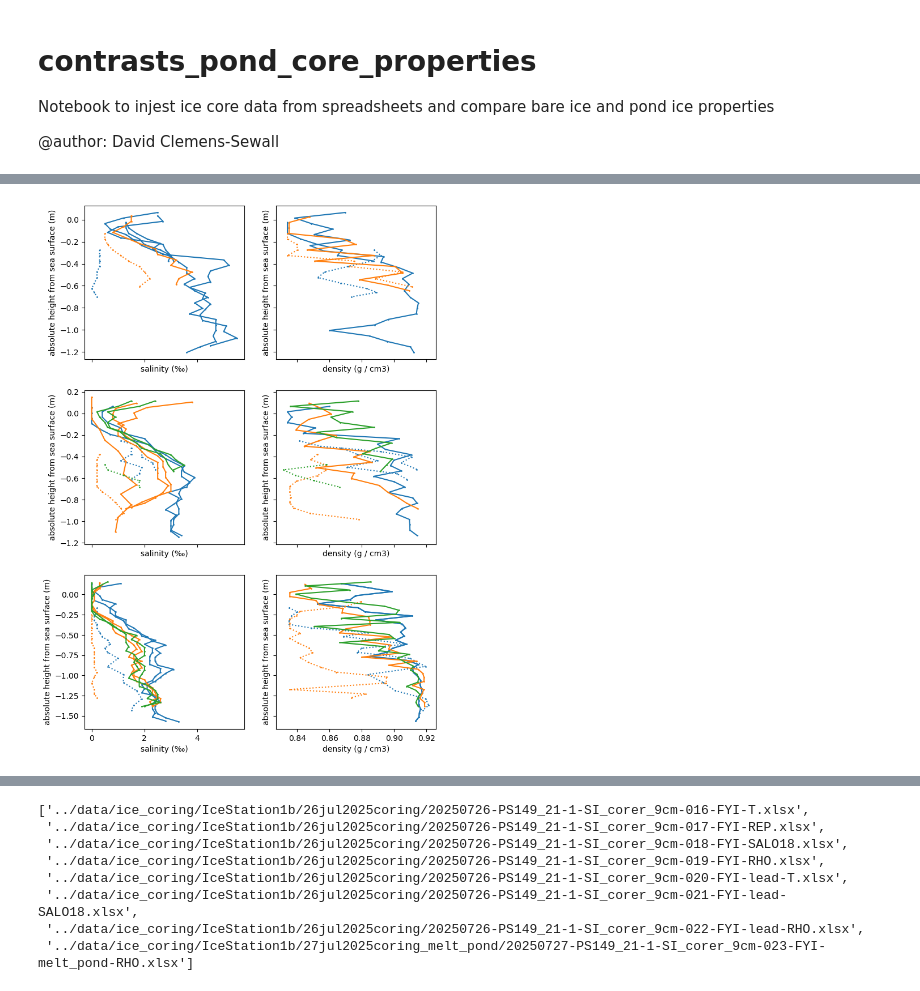
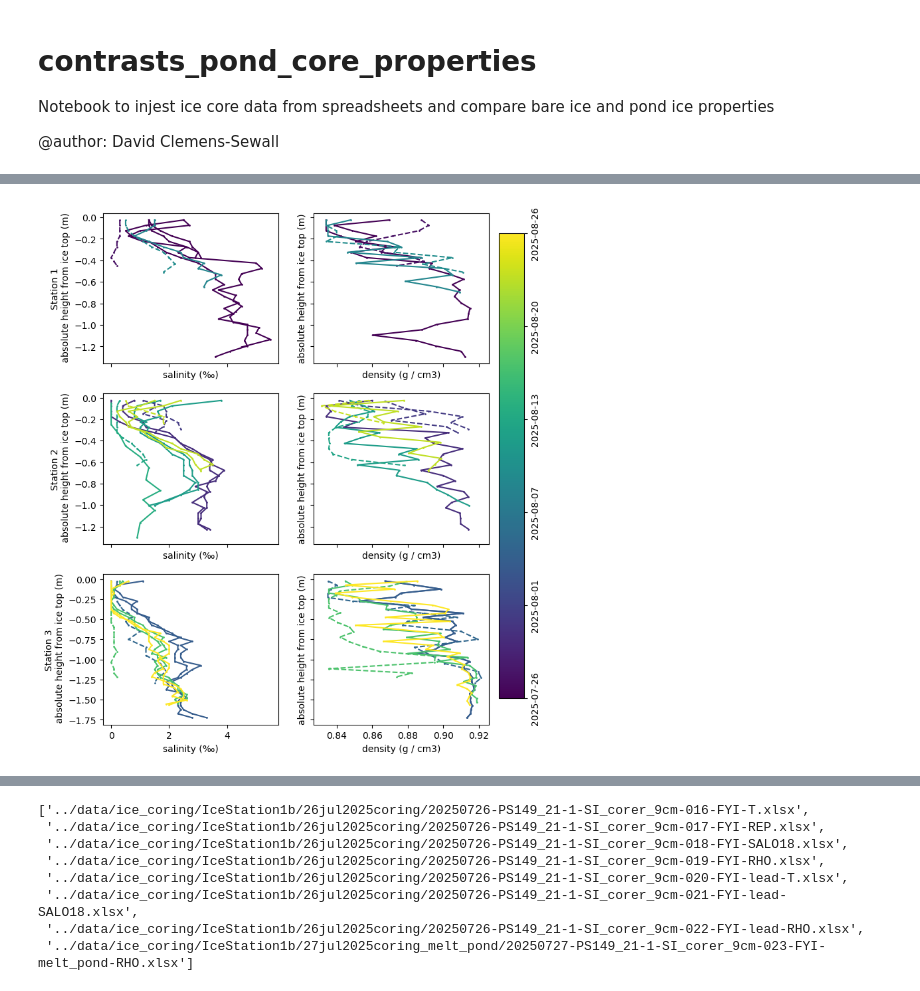
Before and after one commit to davidclemenssewall/contrasts, a Jupyter notebook: contrasts_pond_core_properties.ipynb, the cells around one changed output, grey strips where cells are left out. Saved outputs shown, nothing was run; the diff lists cells and outputs as text; code cells hidden in the pictures.

```diff
--- a/contrasts_pond_core_properties.ipynb
+++ b/contrasts_pond_core_properties.ipynb
@@ -379,3 +401,7 @@ df_cores = pd.DataFrame({'station': ls_s,
                          'name': ls_name,
                          'core': ls_icecore})
 df_cores = df_cores.set_index(['station', 'visit', 'name'])
+
+df_cores['timestamp'] = datetime(2025, 1, 1, tzinfo=timezone.utc)
+for i in np.arange(df_cores.shape[0]):
+    df_cores.iat[i,1] = df_cores.iat[i,0].timestamp
@@ -403,38 +408,63 @@ df_cores
 # %%
 # Plot all salinities and densities
-f, axs = plt.subplots(3, 2, sharex='col', sharey='row', figsize=(8, 12))
+f, axs = plt.subplots(3, 2, sharex='col', sharey='row', figsize=(7.5, 10))
 
 stations = ['1', '2', '3']
 
-color_dict = {'b': 'C0',
-              'c': 'C1',
-              'd': 'C2',
-             }
-
+z_ref = 'ice top'
+z_scale = 'absolute'
+pallette = 'viridis'
 kind = 'center'
 markersize = 1
+
+cmap = cm.get_cmap(pallette)
+min_time = df_cores.timestamp.min()
+max_time = df_cores.timestamp.max()
 
 for i, station in enumerate(stations):
     df_temp = df_cores.query('station == @station').reset_index()
     for tup in df_temp.itertuples():
         if tup[3] == '20250730-PS149_25-1-SI_corer_9cm-021-SMYI-RHO':
             continue # input is missing draft and freeboard, skip for now
 
         visit = tup[2]
         ic = tup[4]
         if ic.ponded:
-            ls = 'dotted'
+            ls = 'dashed'
         else:
             ls = 'solid'
+        color = cmap((tup[5] - min_time)/(max_time - min_time))
         if 'salinity' in ic.units:
             #print(tup[3])
-            ic.plot_profile(axs[i,0], 'salinity', z_ref='sea surface',
-                            color=color_dict[visit], linestyle=ls,
+            ic.plot_profile(axs[i,0], 'salinity', z_ref=z_ref,
+                            z_scale=z_scale,
+                            color=color, linestyle=ls,
                            kind=kind, markersize=markersize)
         if 'density' in ic.units:
             #print(tup[3])
-            ic.plot_profile(axs[i,1], 'density', z_ref='sea surface',
-                            color=color_dict[visit], linestyle=ls,
+            ic.plot_profile(axs[i,1], 'density', z_ref=z_ref,
+                            z_scale=z_scale,
+                            color=color, linestyle=ls,
                            kind=kind, markersize=markersize)
+    # Update ylabel
+    ylbl = axs[i,0].get_ylabel()
+    axs[i,0].set_ylabel(f'Station {station}\n {ylbl}')
+
+# Add colorbar
+nticks = 6
+f.subplots_adjust(right=0.9)
+cbar_ax = f.add_axes([0.92, 0.15, 0.05, 0.7])
+ticks = np.linspace(0, 1, nticks)
+tick_labels = pd.date_range(start=min_time, end=max_time, periods=nticks
+                           ).strftime('%Y-%m-%d').to_numpy()
+f.colorbar(cm.ScalarMappable(norm=norm, cmap=cmap),
+           cax=cbar_ax, orientation='vertical',
+          ticks=ticks, aspect=80, shrink=0.5)
+cbar_ax.set_yticklabels(tick_labels, rotation=90, va="center")
+plt.show()
+
+f.savefig(os.path.join('..', 'figures',
+    f'contrasts_pond_sal_dens_{z_ref.replace(' ', '-')}_{z_scale}_{kind}.png'),
+          bbox_inches='tight')
 # %% [output]
-[figure, old version]
+[figure, new version]
```
Also changed, not shown: parts of 31 cells of this notebook.
